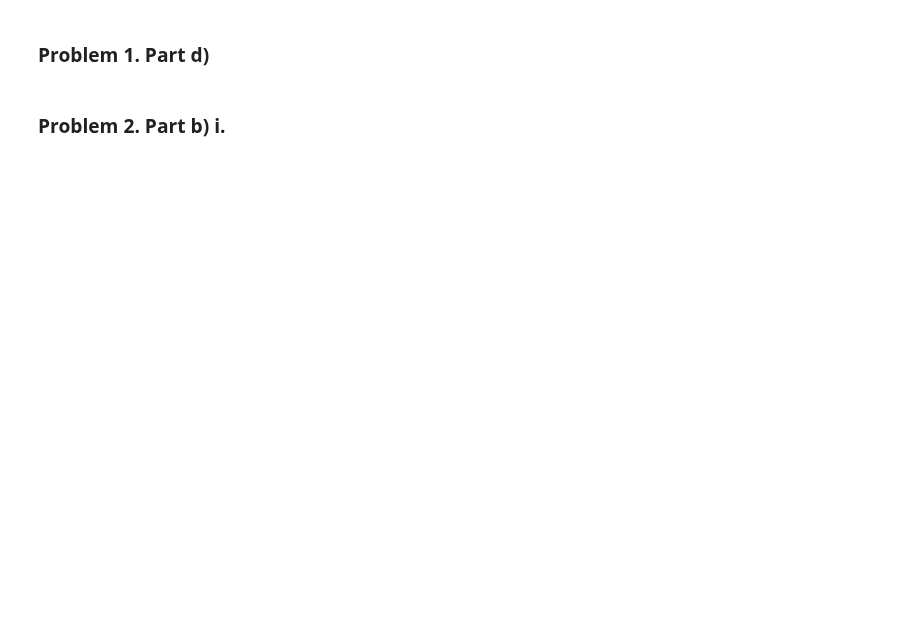
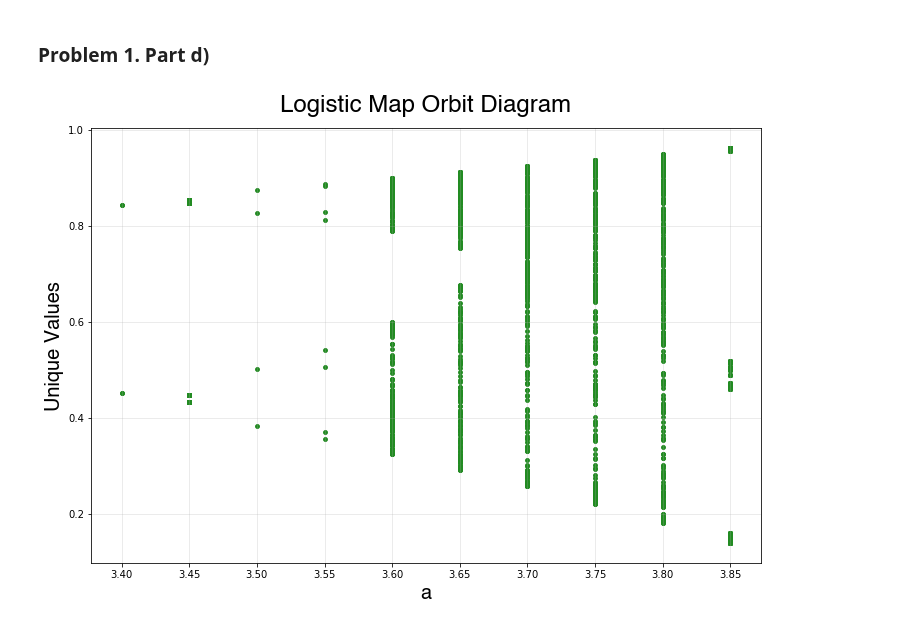
Before and after one commit to Evan-Callaghan/FieldsAcademy-NeuralNetworks, a Jupyter notebook: Assignments/assignment1.ipynb, the cells around one changed output. Saved outputs shown, nothing was run; the diff lists cells and outputs as text; code cells hidden in the pictures; blank space fills up the shorter version.

Commit message:
Logistic map, quadratic integrate-and-fire model

```diff
--- a/Assignments/assignment1.ipynb
+++ b/Assignments/assignment1.ipynb
@@ -55,13 +61,15 @@ for i, a in enumerate(a_range):
 # %%
 ## Plotting res dataframe
 plt.figure(figsize = (12, 8))
-plt.scatter(res['a'], res['value'], marker = '.', color = 'forestgreen', s = 60)
-plt.title('Logistic Map Orbit Diagram', size = 24, fontweight = 'semibold', pad = 16)
-plt.xlabel('a', size = 20, style = 'italic')
-plt.ylabel('Unique Values', size = 20, style = 'italic')
+plt.scatter(res['a'], res['value'], marker = '.', color = 'forestgreen', s = 60, alpha = 1)
+plt.title('Logistic Map Orbit Diagram', size = 24, fontweight = 'semibold', pad = 16, fontname = 'Helvetica')
+plt.xlabel('a', size = 20, style = 'italic', fontname = 'Helvetica')
+plt.ylabel('Unique Values', size = 20, style = 'italic', fontname = 'Helvetica')
 plt.xticks(a_range)
 plt.grid(alpha = 0.3)
 plt.show()
+# %% [output]
+[figure, added]
 # %%
 ## Defining range of a values
 a_range = np.arange(2.8, 3.99, 0.001)
@@ -102,2 +100,0 @@ plt.show()
-# %% [markdown]
-### Problem 2. Part b) i.
```
Also changed, not shown: parts of 37 cells of this notebook.
